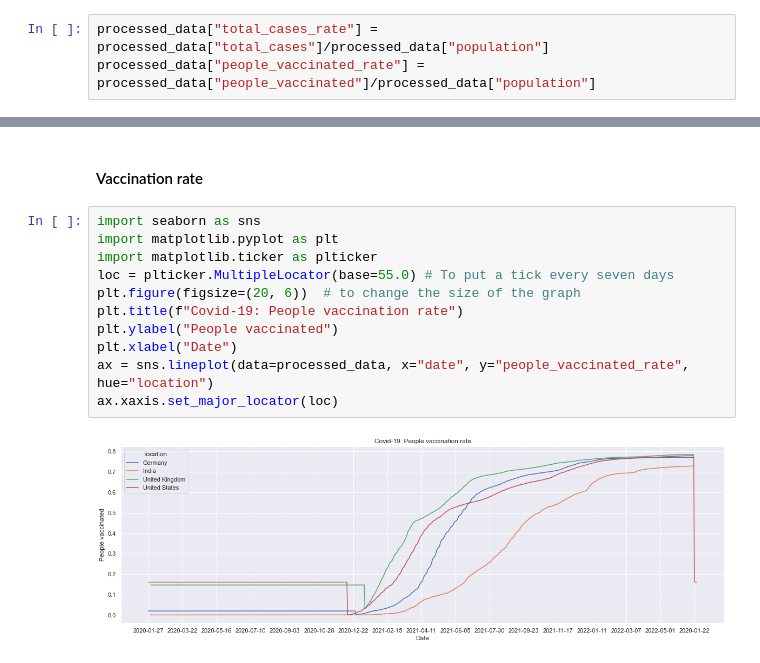
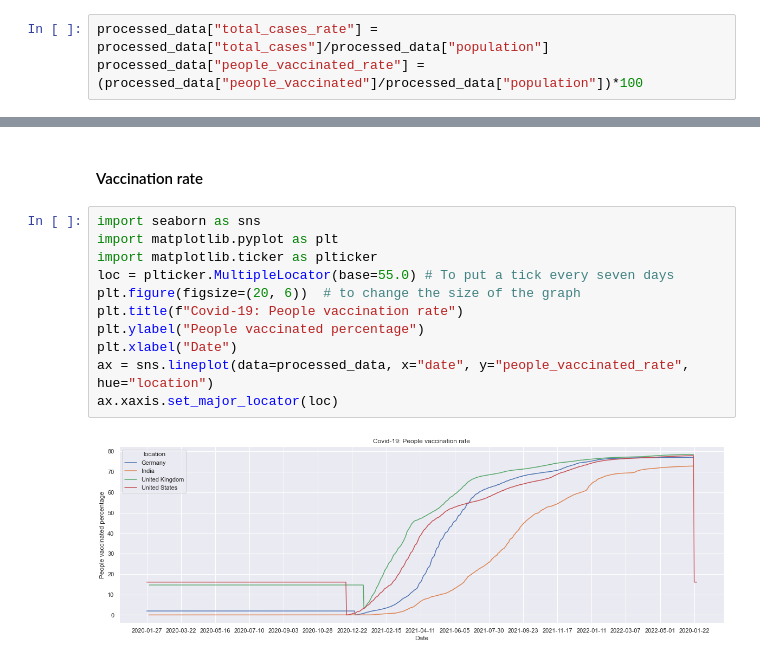
Before and after one commit to gautampawnesh/covid_19_data_stats, a Jupyter notebook: notebooks/task1_and_task2.ipynb, the cells around one changed output, grey strips where cells are left out. Drawn from its saved outputs; the diff is of its cells as text.

```diff
--- a/notebooks/task1_and_task2.ipynb
+++ b/notebooks/task1_and_task2.ipynb
@@ -137,4 +137,4 @@ array(['Germany', 'India', 'United Kingdom', 'United States'],
       dtype=object)
 # %%
 processed_data["total_cases_rate"] = processed_data["total_cases"]/processed_data["population"]
-processed_data["people_vaccinated_rate"] = processed_data["people_vaccinated"]/processed_data["population"]
+processed_data["people_vaccinated_rate"] = (processed_data["people_vaccinated"]/processed_data["population"])*100
@@ -176,13 +176,13 @@ ax.xaxis.set_major_locator(loc)
 # %%
 import seaborn as sns
 import matplotlib.pyplot as plt
 import matplotlib.ticker as plticker
 loc = plticker.MultipleLocator(base=55.0) # To put a tick every seven days
 plt.figure(figsize=(20, 6))  # to change the size of the graph
 plt.title(f"Covid-19: People vaccination rate")
-plt.ylabel("People vaccinated")
+plt.ylabel("People vaccinated percentage")
 plt.xlabel("Date")
 ax = sns.lineplot(data=processed_data, x="date", y="people_vaccinated_rate", hue="location")
 ax.xaxis.set_major_locator(loc)
 # %% [output]
-[figure, old version]
+[figure, new version]
```
Also changed, not shown: parts of 4 cells of this notebook.
